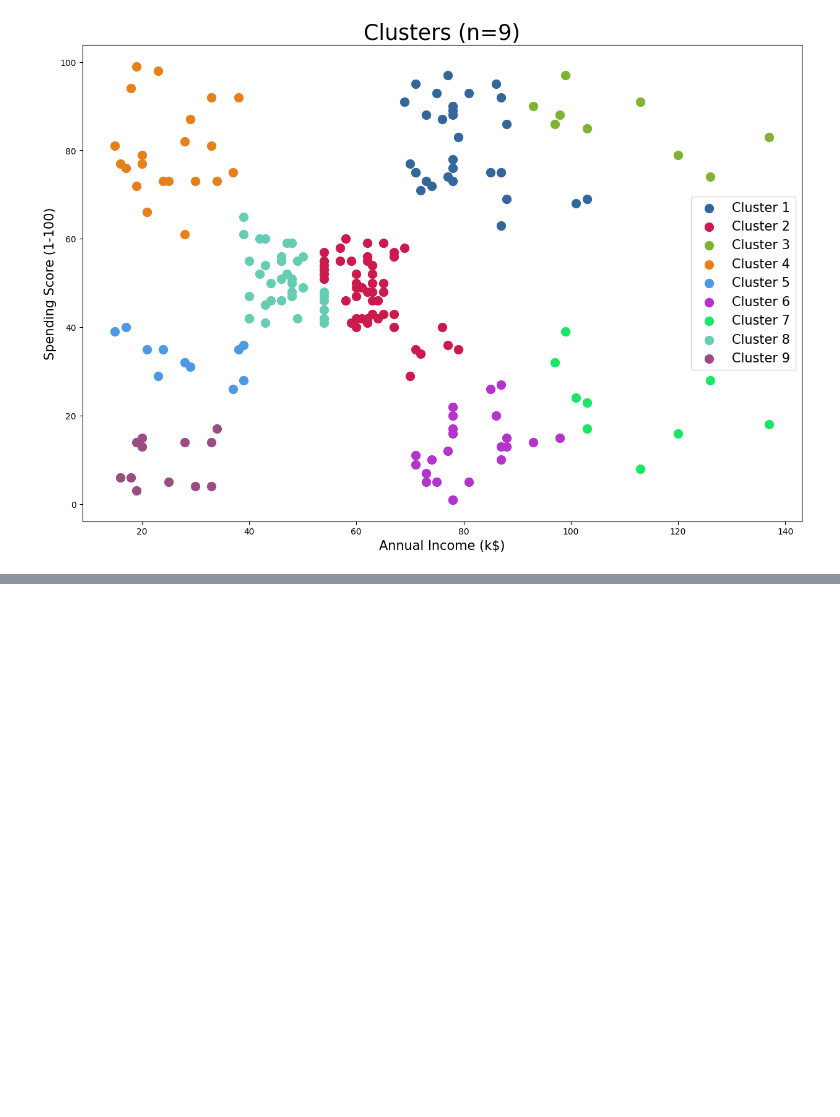
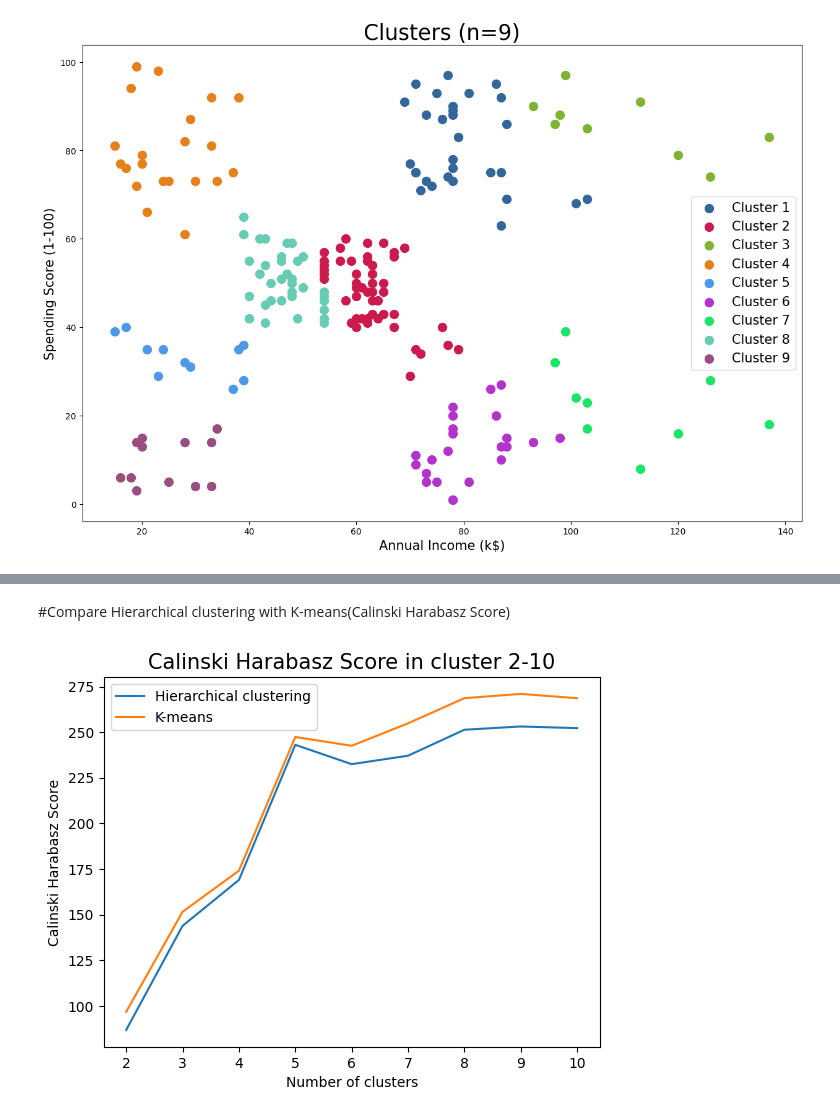
Before and after one commit to kitkit922/Data_analytics_Project01, a Jupyter notebook: Assignment3_TszKitCheung.ipynb, the cells around one changed output, grey strips where cells are left out. Cells and saved outputs as stored; diff of their text form; code cells hidden in the pictures; blank space fills up the shorter version.

```diff
--- a/Assignment3_TszKitCheung.ipynb
+++ b/Assignment3_TszKitCheung.ipynb
@@ -241,0 +401,14 @@ plt.show()
+# %% [markdown]
+#Compare Hierarchical clustering with K-means(Calinski Harabasz Score)
+# %%
+# Plot the graph of Calinski Harabasz Score of 2 methods
+x_axis = range(2, 11)
+plt.plot(x_axis, CHlist, label='Hierarchical clustering')
+plt.plot(x_axis, CHlist_K, label='K-means')
+plt.title("Calinski Harabasz Score in cluster 2-10", fontsize=15)
+plt.xlabel('Number of clusters', fontsize=10)
+plt.ylabel('Calinski Harabasz Score', fontsize=10)
+plt.legend()
+plt.show()
+# %% [output]
+[figure, added]
```
Also changed, not shown: parts of 10 cells of this notebook.
